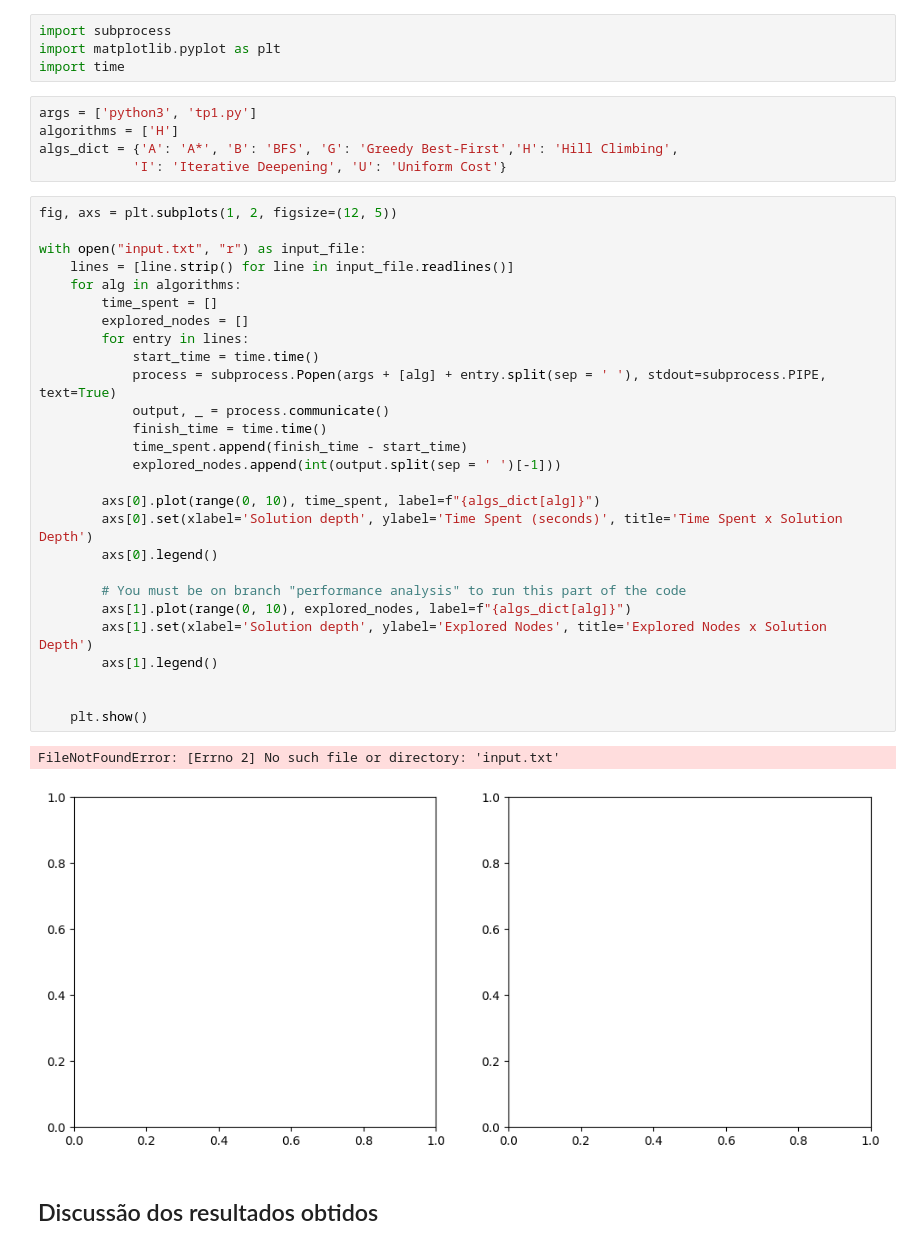
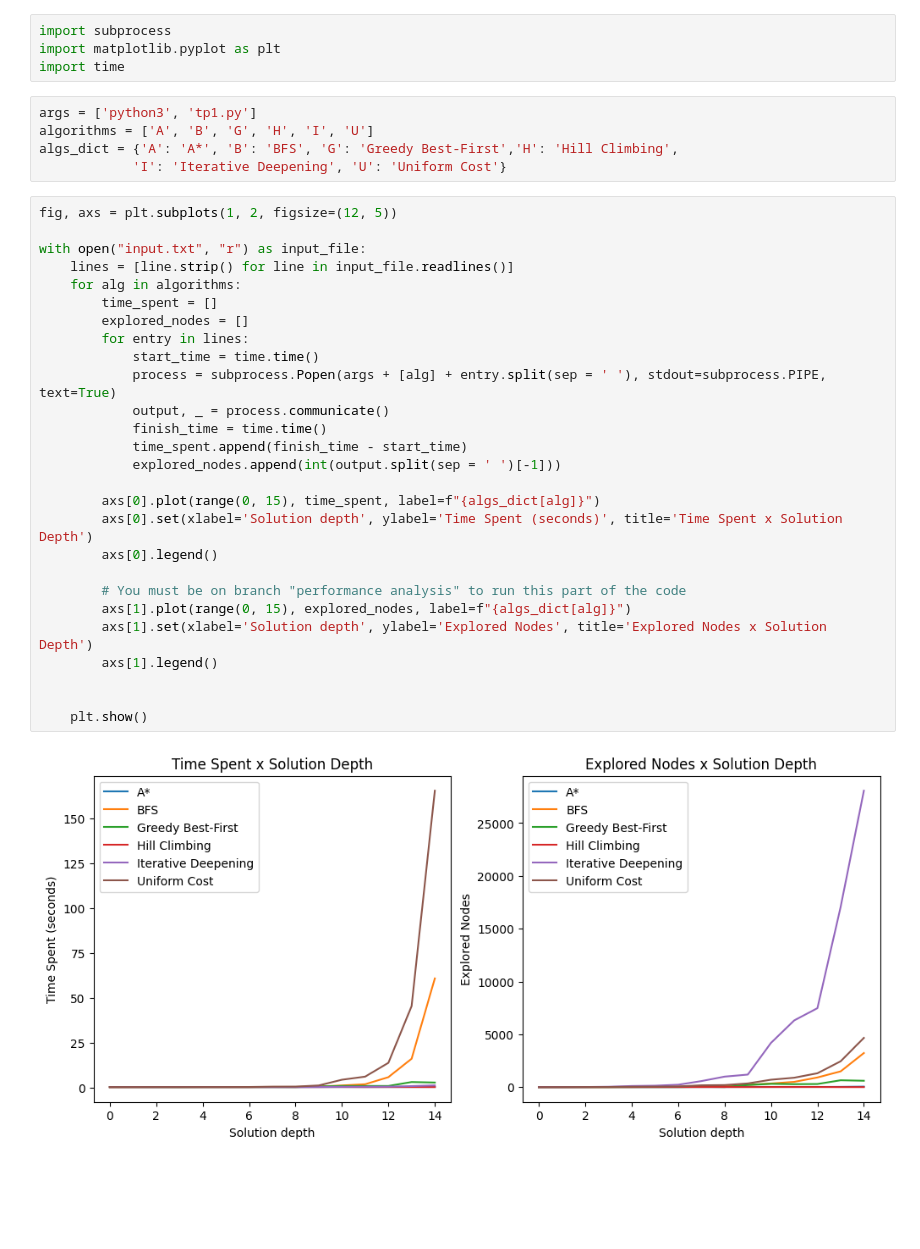
Before and after one commit to paduathiago/AI-8_ways_to_solve_8-puzzle, a Jupyter notebook: documentacao.ipynb, the cells around one changed output. Cells and saved outputs as stored; diff of their text form; blank space fills up the shorter version.

```diff
--- a/documentacao.ipynb
+++ b/documentacao.ipynb
@@ -74,38 +79,35 @@ import matplotlib.pyplot as plt
 import time
 # %%
 args = ['python3', 'tp1.py']
-algorithms = ['H']
+algorithms = ['A', 'B', 'G', 'H', 'I', 'U']
 algs_dict = {'A': 'A*', 'B': 'BFS', 'G': 'Greedy Best-First','H': 'Hill Climbing',
             'I': 'Iterative Deepening', 'U': 'Uniform Cost'}
 # %%
 fig, axs = plt.subplots(1, 2, figsize=(12, 5))
 
 with open("input.txt", "r") as input_file:
     lines = [line.strip() for line in input_file.readlines()]
     for alg in algorithms:
         time_spent = []
         explored_nodes = []
         for entry in lines:
             start_time = time.time()
             process = subprocess.Popen(args + [alg] + entry.split(sep = ' '), stdout=subprocess.PIPE, text=True)
             output, _ = process.communicate()
             finish_time = time.time()
             time_spent.append(finish_time - start_time)
             explored_nodes.append(int(output.split(sep = ' ')[-1]))
 
-        axs[0].plot(range(0, 10), time_spent, label=f"{algs_dict[alg]}")
+        axs[0].plot(range(0, 15), time_spent, label=f"{algs_dict[alg]}")
         axs[0].set(xlabel='Solution depth', ylabel='Time Spent (seconds)', title='Time Spent x Solution Depth')
         axs[0].legend()
 
         # You must be on branch "performance analysis" to run this part of the code
-        axs[1].plot(range(0, 10), explored_nodes, label=f"{algs_dict[alg]}")
+        axs[1].plot(range(0, 15), explored_nodes, label=f"{algs_dict[alg]}")
         axs[1].set(xlabel='Solution depth', ylabel='Explored Nodes', title='Explored Nodes x Solution Depth')
         axs[1].legend()
 
 
     plt.show()
 # %% [output]
-FileNotFoundError: [Errno 2] No such file or directory: 'input.txt'
-[figure, old version]
+[figure, new version]
-# %% [markdown]
-## Discussão dos resultados obtidos
```
Also changed, not shown: parts of 3 cells of this notebook, 1 other file.
